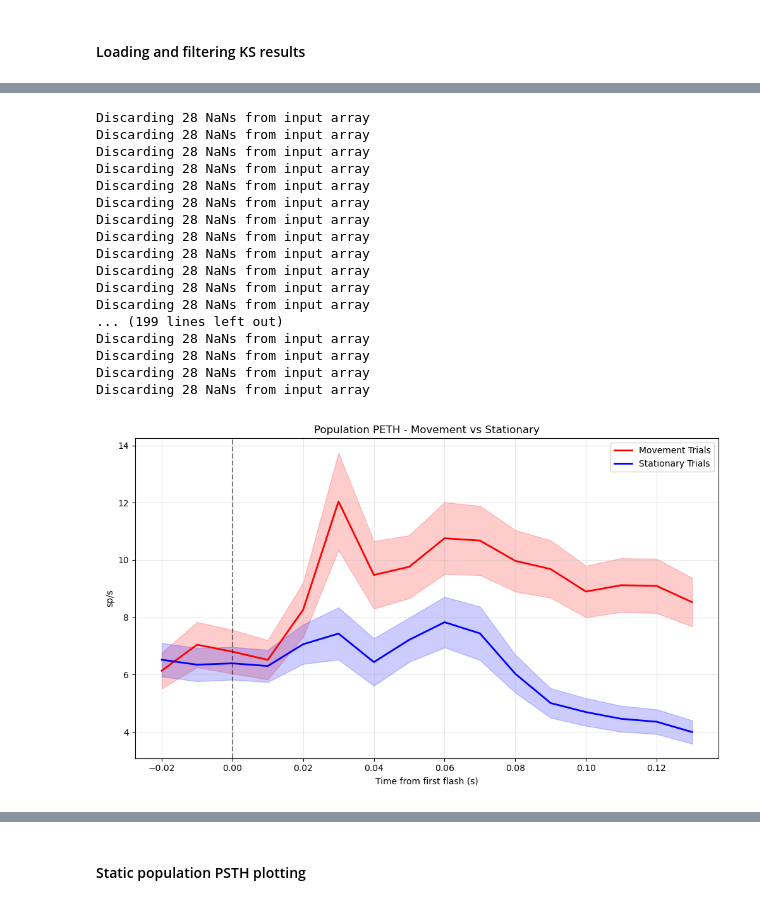
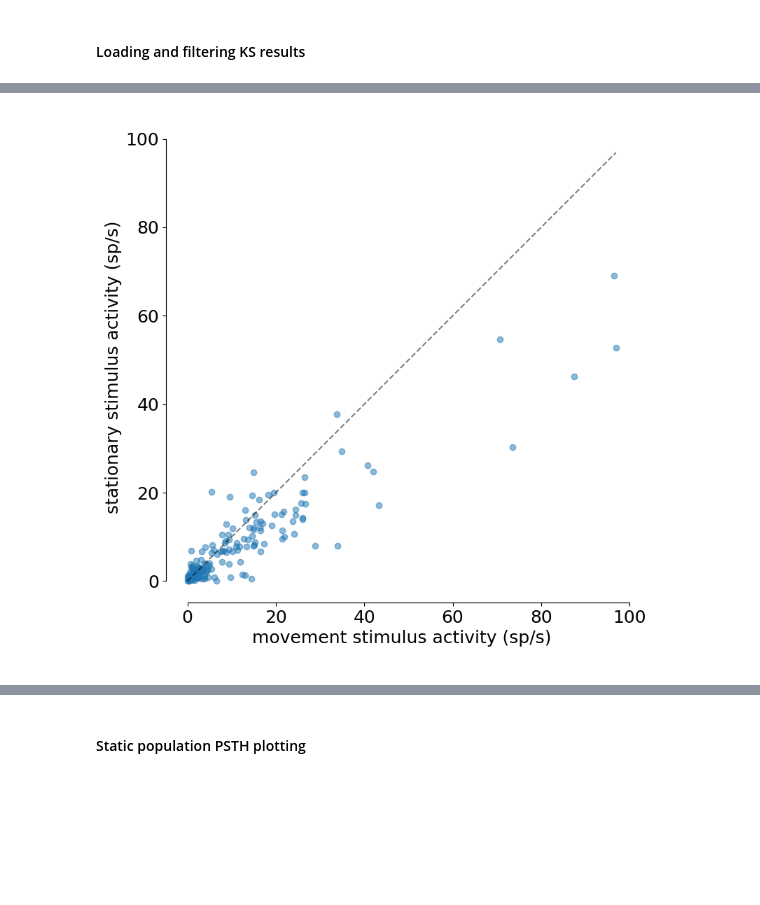
Before and after one commit to rojasgabriel/ephys, a Jupyter notebook: ephys_analysis_prototyping.ipynb, the cells around one changed output, grey strips where cells are left out. Cells and saved outputs as stored; diff of their text form; code cells hidden in the pictures; blank space fills up the shorter version.

```diff
--- a/ephys_analysis_prototyping.ipynb
+++ b/ephys_analysis_prototyping.ipynb
@@ -179,8 +370,36 @@ plt.tight_layout()
+# %%
+# Calculate mean activity in 100ms window after stimulus for both conditions
+stimulus_window = (timebin_edges_move[:-1] >= 0) & (timebin_edges_move[:-1] <= 0.1)
+move_stimulus_response = np.mean(mean_peth_move[:, stimulus_window], axis=1)
+stat_stimulus_response = np.mean(mean_peth_stat[:, stimulus_window], axis=1)
+
+# Create scatter plot
+fig, ax = plt.subplots(figsize=(8, 8))
+ax.scatter(move_stimulus_response, stat_stimulus_response, alpha=0.5)
+
+# Add unity line
+max_val = max(np.max(move_stimulus_response), np.max(stat_stimulus_response))
+min_val = min(np.min(move_stimulus_response), np.min(stat_stimulus_response))
+ax.plot([min_val, max_val], [min_val, max_val], 'k--', alpha=0.5)
+
+# Labels and title
+ax.set_xlabel('movement stimulus activity (sp/s)', fontsize=18)
+ax.set_ylabel('stationary stimulus activity (sp/s)', fontsize=18)
+
+# Make axes equal
+ax.set_aspect('equal')
+# ax.grid(True, alpha=0.3)
+ax.tick_params(axis="both", which="major", labelsize=18)
+
+separate_axes(ax)
+plt.tight_layout()
+# %% [output]
+[figure, added]
 # %%
 # Get PETHs for movement and stationary stimuli
 pop_peth_move, timebin_edges_move, event_index_move = spks.event_aligned.population_peth(
     all_spike_times=spike_times_per_unit,
-    alignment_times=first_movement_stims,
+    alignment_times=movement_stims,
     pre_seconds=0.025,
     post_seconds=0.15,
     binwidth_ms=10,
@@ -190,7 +409,7 @@ pop_peth_move, timebin_edges_move, event_index_move = spks.event_aligned.populat
 
 pop_peth_stat, timebin_edges_stat, event_index_stat = spks.event_aligned.population_peth(
     all_spike_times=spike_times_per_unit,
-    alignment_times=first_stationary_stims,
+    alignment_times=stationary_stims,
     pre_seconds=0.025,
     post_seconds=0.15,
     binwidth_ms=10,
@@ -218,30 +437,11 @@ ax.plot(timebin_edges_stat[:-1], pop_mean_stat, color='blue', linewidth=2, label
 ax.fill_between(timebin_edges_stat[:-1], pop_mean_stat-pop_sem_stat, pop_mean_stat+pop_sem_stat, color='blue', alpha=0.2)
 
 ax.axvline(x=0, color='k', linestyle='--', alpha=0.5)
-ax.set_xlabel('Time from first flash (s)')
+ax.set_xlabel('Time from first stimulus (s)')
 ax.set_ylabel('sp/s')
 ax.set_title('Population PETH - Movement vs Stationary')
 ax.legend()
 ax.grid(True, alpha=0.3)
 
 plt.tight_layout()
-# %% [output]
-Discarding 28 NaNs from input array
-Discarding 28 NaNs from input array
-Discarding 28 NaNs from input array
-Discarding 28 NaNs from input array
-Discarding 28 NaNs from input array
-Discarding 28 NaNs from input array
-Discarding 28 NaNs from input array
-Discarding 28 NaNs from input array
-Discarding 28 NaNs from input array
-Discarding 28 NaNs from input array
-Discarding 28 NaNs from input array
-Discarding 28 NaNs from input array
-... (199 lines left out)
-Discarding 28 NaNs from input array
-Discarding 28 NaNs from input array
-Discarding 28 NaNs from input array
-Discarding 28 NaNs from input array
-[figure, removed]
 # %%
```
Also changed, not shown: parts of 12 cells of this notebook.
